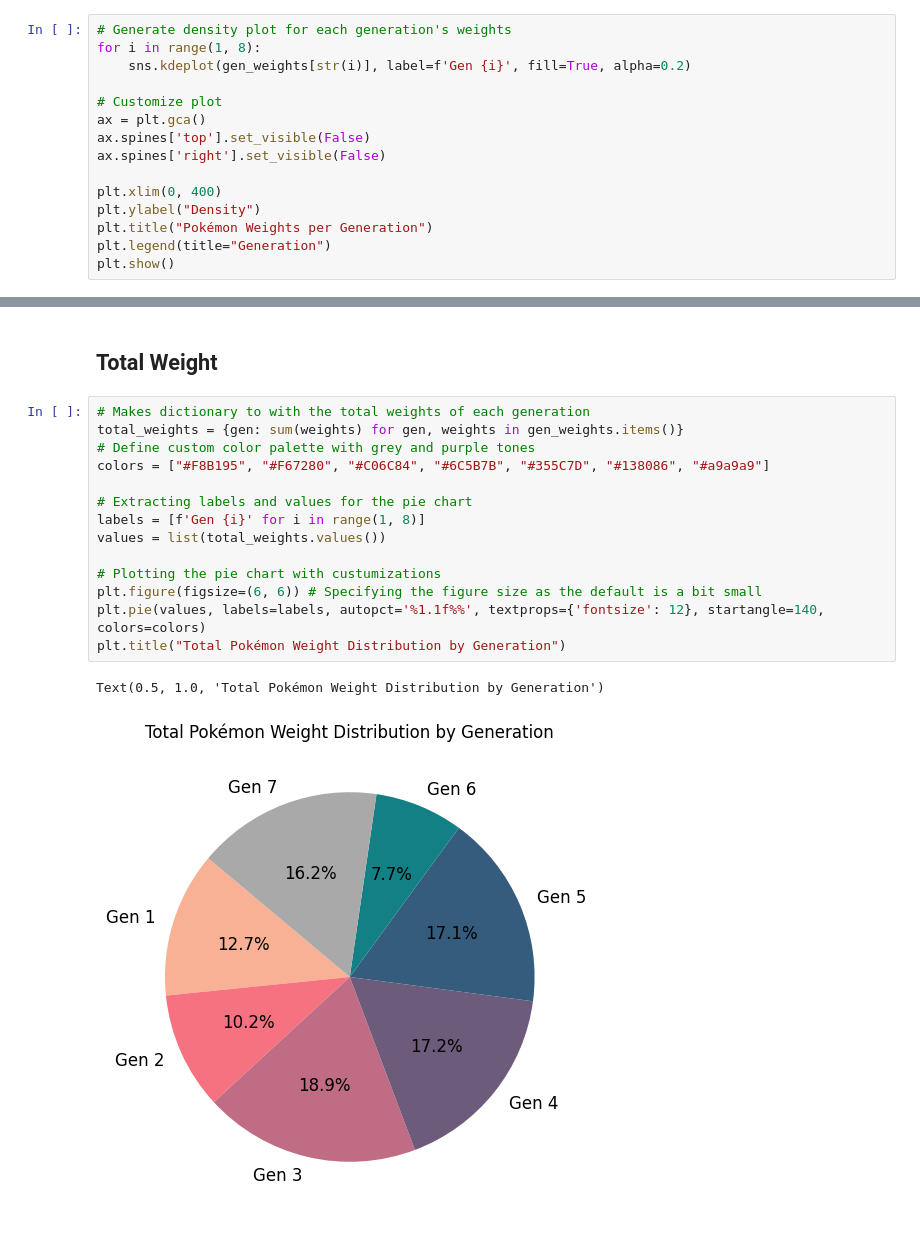
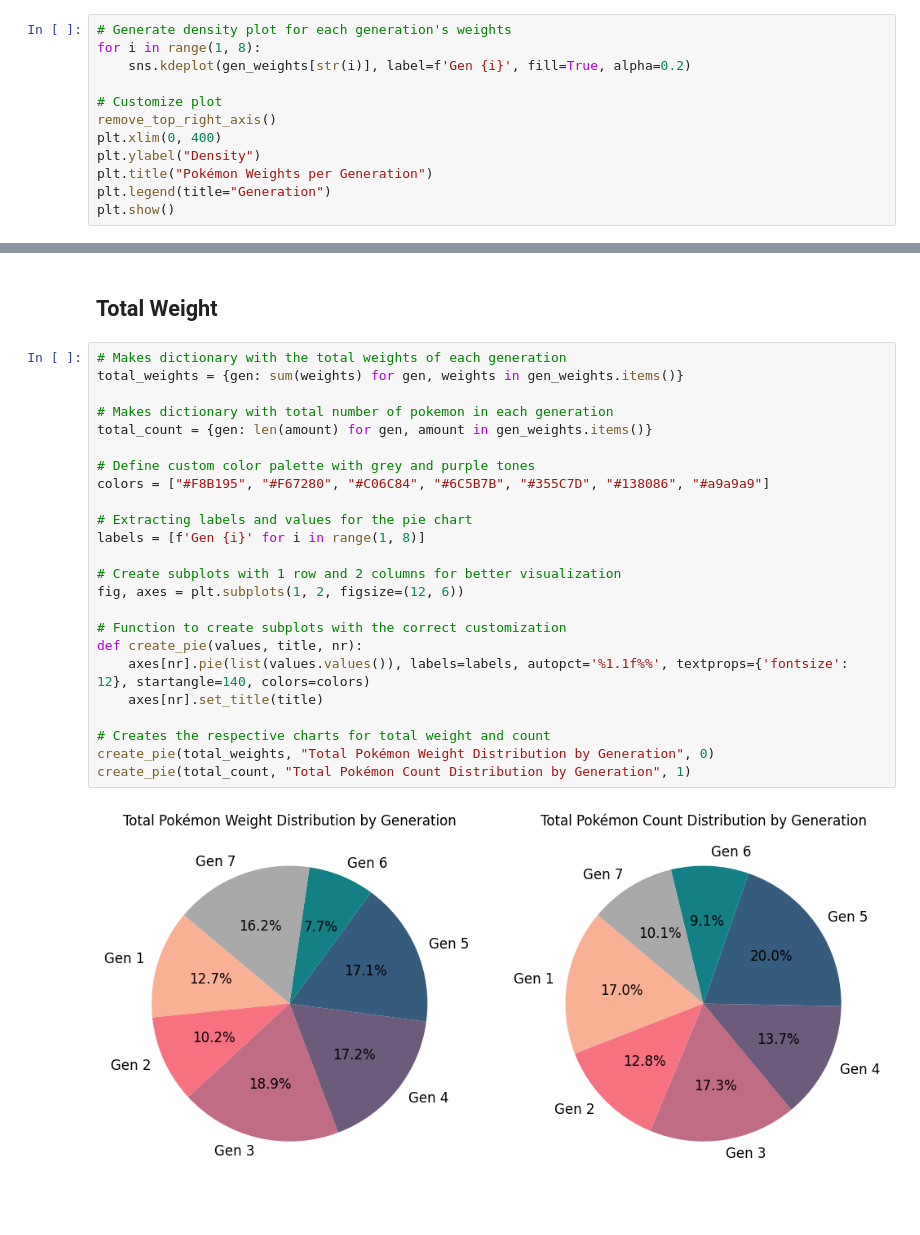
Before and after one commit to ylvao/HEL-8048, a Jupyter notebook: exam.ipynb, the cells around one changed output, grey strips where cells are left out. Saved outputs shown, nothing was run; the diff lists cells and outputs as text.

```diff
--- a/exam.ipynb
+++ b/exam.ipynb
@@ -77,10 +80,7 @@ for i in range(1, 8):
     sns.kdeplot(gen_weights[str(i)], label=f'Gen {i}', fill=True, alpha=0.2)
 
 # Customize plot
-ax = plt.gca()
-ax.spines['top'].set_visible(False)
-ax.spines['right'].set_visible(False)
-
+remove_top_right_axis()
 plt.xlim(0, 400)
 plt.ylabel("Density")
 plt.title("Pokémon Weights per Generation")
@@ -269,19 +260,28 @@ This plot only considers the Pokémon over 400 kg. Here it is clear that Gen 7 h
 # %% [markdown]
 ## Total Weight
 # %%
-# Makes dictionary to with the total weights of each generation
+# Makes dictionary with the total weights of each generation
 total_weights = {gen: sum(weights) for gen, weights in gen_weights.items()}
+
+# Makes dictionary with total number of pokemon in each generation
+total_count = {gen: len(amount) for gen, amount in gen_weights.items()}
+
 # Define custom color palette with grey and purple tones
 colors = ["#F8B195", "#F67280", "#C06C84", "#6C5B7B", "#355C7D", "#138086", "#a9a9a9"]
 
 # Extracting labels and values for the pie chart
 labels = [f'Gen {i}' for i in range(1, 8)]
-values = list(total_weights.values())
 
-# Plotting the pie chart with custumizations
-plt.figure(figsize=(6, 6)) # Specifying the figure size as the default is a bit small
-plt.pie(values, labels=labels, autopct='%1.1f%%', textprops={'fontsize': 12}, startangle=140, colors=colors)
-plt.title("Total Pokémon Weight Distribution by Generation")
+# Create subplots with 1 row and 2 columns for better visualization
+fig, axes = plt.subplots(1, 2, figsize=(12, 6))
+
+# Function to create subplots with the correct customization
+def create_pie(values, title, nr):
+    axes[nr].pie(list(values.values()), labels=labels, autopct='%1.1f%%', textprops={'fontsize': 12}, startangle=140, colors=colors)
+    axes[nr].set_title(title)
+
+# Creates the respective charts for total weight and count
+create_pie(total_weights, "Total Pokémon Weight Distribution by Generation", 0)
+create_pie(total_count, "Total Pokémon Count Distribution by Generation", 1)
 # %% [output]
-Text(0.5, 1.0, 'Total Pokémon Weight Distribution by Generation')
-[figure, old version]
+[figure, new version]
```
Also changed, not shown: parts of 19 cells of this notebook, 1 other file.
